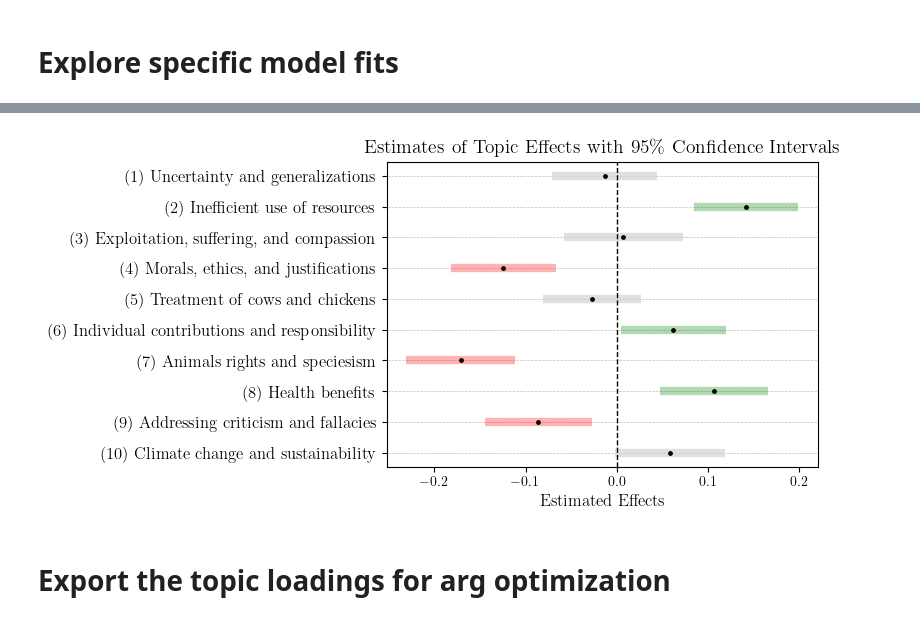
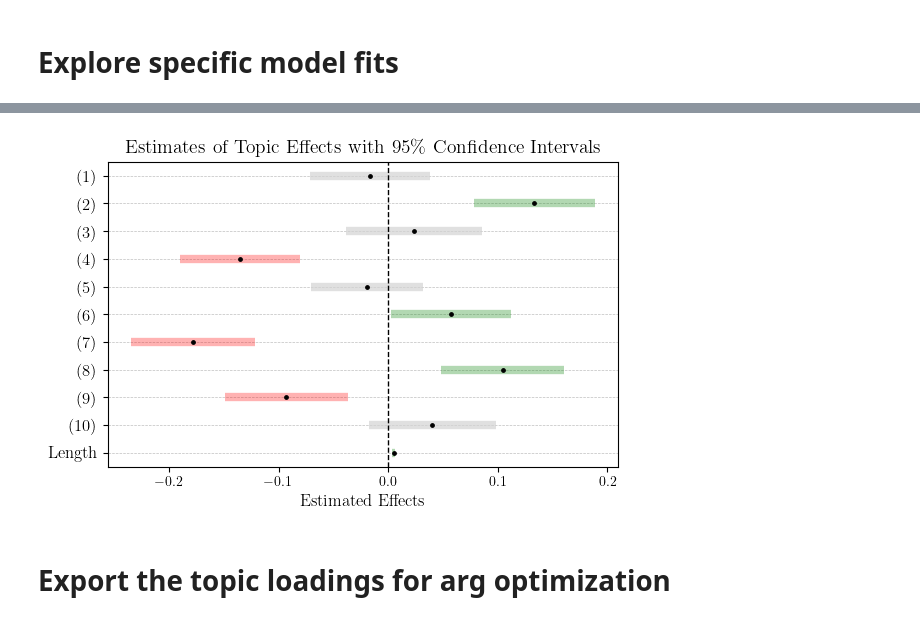
Before and after one commit to TillRS/AutoPersuade, a Jupyter notebook: scripts/2_sun_topic_model.ipynb, the cells around one changed output, grey strips where cells are left out. Drawn from its saved outputs; the diff is of its cells as text; code cells hidden in the pictures.

```diff
--- a/scripts/2_sun_topic_model.ipynb
+++ b/scripts/2_sun_topic_model.ipynb
@@ -485,8 +409,8 @@ df_other.shape = (644, 35), W_snmf.shape = (644, 10)
 # %%
+# Create indicator for subset of training data that was used to fit the model
 model_fit_idx = np.zeros(sum(df.Training_set == 1))
 model_fit_idx[train_idx] = 1
 df["model_fit_idx"] = 0
-df["model_fit_idx"][df.Training_set == 1] = model_fit_idx
-df[df.model_fit_idx == 1]
+df.loc[df.Training_set == 1, "model_fit_idx"] = model_fit_idx
 
 embeddings_model_fit = embeddings_train[train_idx,:]
@@ -649,2 +416,0 @@ X.shape =(1309, 1536), Y.shape = (1309,)
-# %%
-df = pd.read_csv(data_dir / "Generated_Veganism_Arguments_with_Scores_and_Topics.csv")
@@ -847,0 +537,13 @@ plt.show()
+# %%
+arg_len = df.New_Argument.str.len()
+df_W_pred_causal = pd.DataFrame(W_pred_causal)
+df_W_pred_causal.columns = [f"topic_{i+1}_inf" for i in range(10)]
+df_W_pred_causal["Arg_len"] = arg_len[df.Training_set == 0].reset_index(drop=True)
+
+# run OLS regression of pred_latent on Y_norm
+X = sm.add_constant(df_W_pred_causal)  # Add a constant term to the predictor variable
+model = sm.OLS(Y_test_causal, X)
+results = model.fit()
+
+# Generate LaTeX output table without confidence intervals
+results.summary(slim=True)
@@ -848,60 +573,49 @@ plt.show()
 # %%
-y_labels = [
-    "(1) Uncertainty and generalizations ",
-    "(2) Inefficient use of resources ",
-    "(3) Exploitation, suffering, and compassion",
-    "(4) Morals, ethics, and justifications",
-    "(5) Treatment of cows and chickens ",
-    "(6) Individual contributions and responsibility ",
-    "(7) Animals rights and speciesism ",
-    "(8) Health benefits ",
-    "(9) Addressing criticism and fallacies ",
-    "(10) Climate change and sustainability ",
-            ]
-# Set font to Computer Modern
-rc('font', **{'family': 'serif', 'serif': ['Computer Modern']})
-plt.rcParams['text.usetex'] = True
 
 # Extract parameters and confidence intervals from the regression results
-params = results.params[1:]
-conf_int = results.conf_int()[1:]
+params = results.params[1:]  # Exclude the constant
+conf_int = results.conf_int()[1:]  # Exclude the constant's confidence interval
 
 # Plot the parameters
-fig, ax = plt.subplots(figsize=(8, 4))
+fig, ax = plt.subplots(figsize=(6, 4))
 
-for i, (param, (lower, upper)) in enumerate(zip(params, conf_int)):
+# Iterate over the parameters and confidence intervals
+for i, (param, (lower, upper)) in enumerate(zip(params, conf_int.values)):
     # Add horizontal lines between rows
     ax.axhline(i, color='gray', linestyle='--', linewidth=0.5, alpha=0.5)
 
-    if lower <= 0 & 0<= upper:
-        ax.plot([lower, upper], [i, i], color='lightgray', linewidth=6, solid_capstyle='butt', alpha=0.7)
-        ax.scatter(param, i, marker='o', s=6, color='black', zorder=10)
+    # Determine color based on whether the confidence interval includes zero
+    if lower <= 0 <= upper:
+        color = 'lightgray'  # Gray if zero is included in the interval
+        alpha = 0.7
+    elif lower > 0:
+        color = 'green'  # Green if the interval is entirely above zero
+        alpha = 0.3
+    else:
+        color = 'red'  # Red if the interval is entirely below zero
+        alpha = 0.3
 
-    elif lower <= 0 & 0 >= upper:
-        ax.plot([lower, upper], [i, i], color='red', linewidth=6, solid_capstyle='butt', alpha=0.3)
-        ax.scatter(param, i, marker='o', s=6, color='black', zorder=10)
-
-    else:
-        ax.plot([lower, upper], [i, i], color='green', linewidth=6, solid_capstyle='butt', alpha=0.3)
-        ax.scatter(param, i, marker='o', s=6, color='black', zorder=10)
+    # Plot the confidence interval as a line
+    ax.plot([lower, upper], [i, i], color=color, linewidth=6, solid_capstyle='butt', alpha=alpha)
+    # Plot the parameter estimate as a scatter point
+    ax.scatter(param, i, marker='o', s=6, color='black', zorder=10)
 
 # Customize the plot
 ax.axvline(0, color='black', linestyle='--', linewidth=1)  # Add a vertical line at x=0
 ax.yaxis.tick_left()
-ax.invert_yaxis()  # Flip the graph
+ax.invert_yaxis()  # Flip the graph to match traditional regression output
 ax.set_yticks(np.arange(len(params)))
-ax.set_yticklabels( y_labels, fontsize=12)
+# Create y-axis labels for the parameters
+ax.set_yticklabels([f"({i+1})" for i in range(len(params) -1)] + ["Length"], fontsize=12)
 ax.set_xlabel('Estimated Effects', fontsize=12)
-# include lin break in the title
-ax.set_title('Estimates of Topic Effects with 95\% Confidence Intervals', fontsize=14)
-
+ax.set_title('Estimates of Topic Effects with 95\\% Confidence Intervals', fontsize=14)
 
 # Save or show the plot
 plt.tight_layout()
-plt.savefig( str(data_dir) + '/Veganism_Causal_Effects_plot_presentation.png',bbox_inches="tight", dpi=600)  # Save the plot as an image file
+# plt.savefig('Veganism_Causal_Effects_plot_final.png', bbox_inches="tight", dpi=600)  # Save the plot as an image file if needed
 plt.show()
 # %% [output]
-[figure, old version]
+[figure, new version]
 # %% [markdown]
 # Export the topic loadings for arg optimization
 # %%
```
Also changed, not shown: parts of 24 cells of this notebook, 1 other file.
